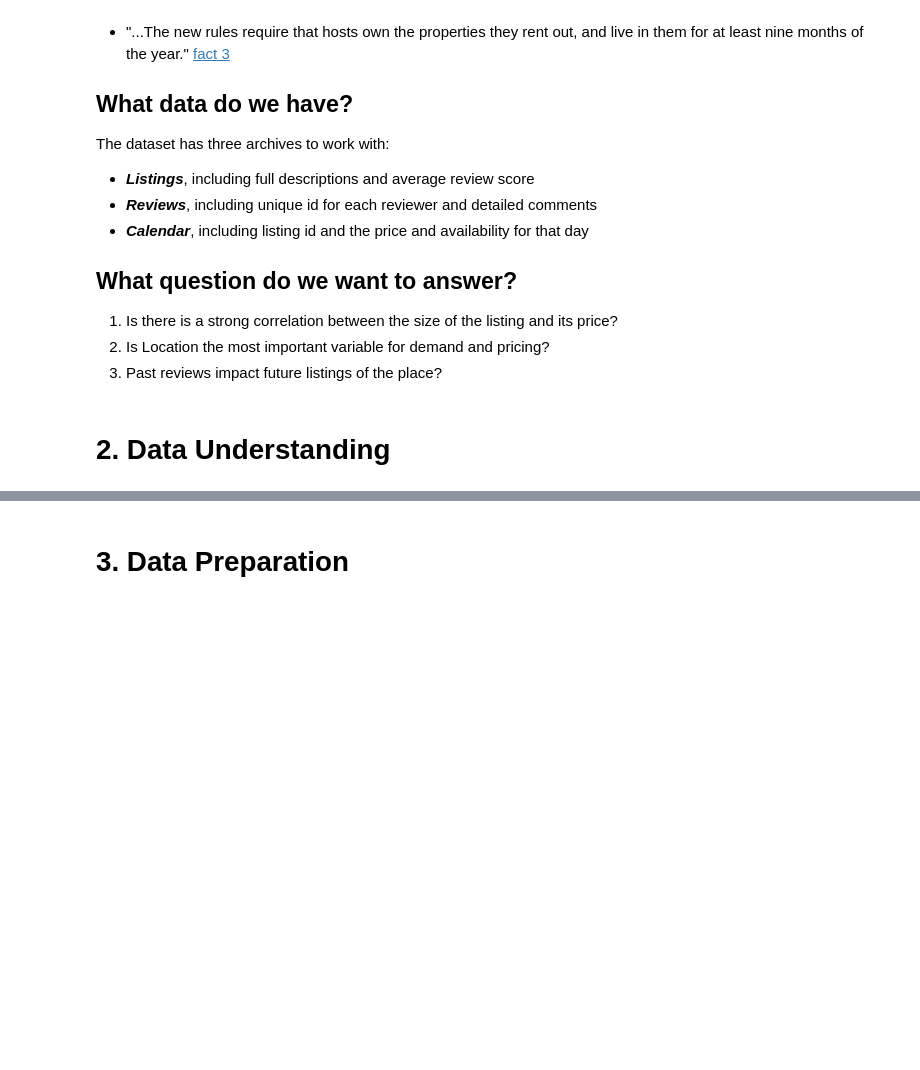
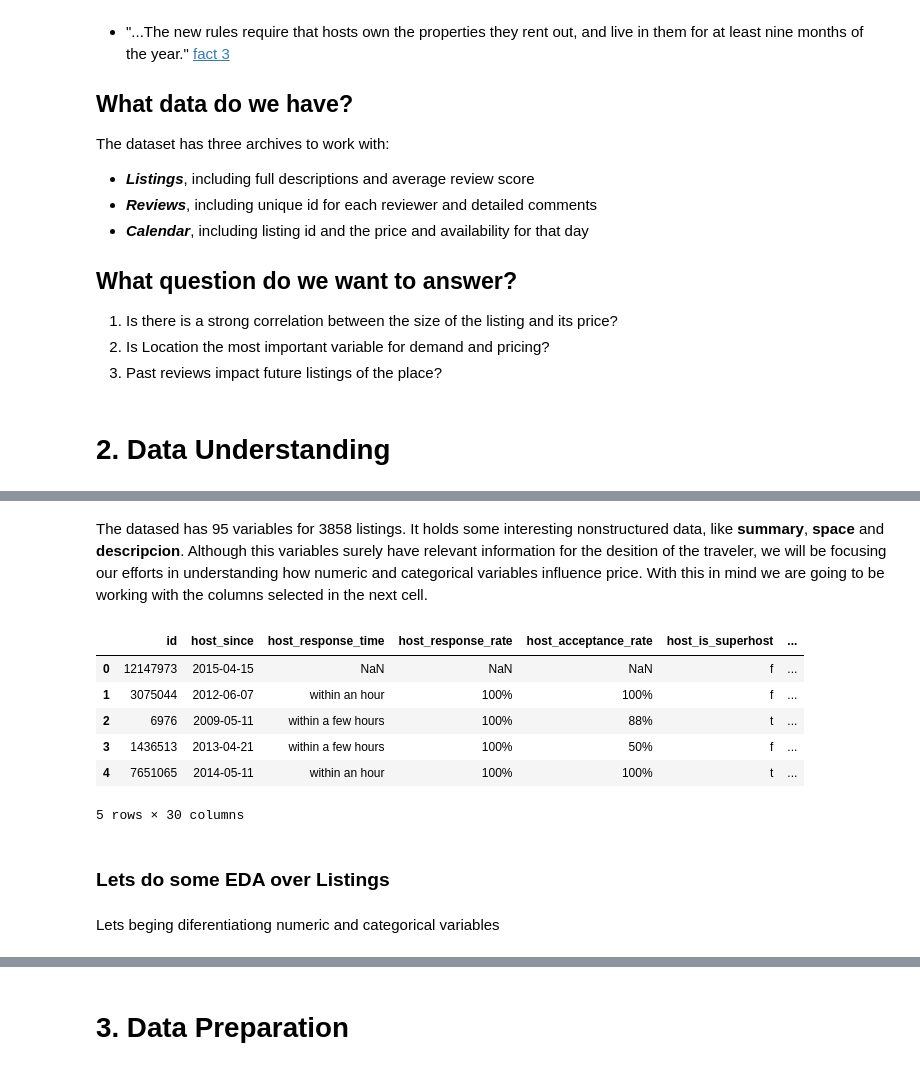
Before and after one commit to mpradam/udacity_p1, a Jupyter notebook: BostonAirBNB.ipynb, the cells around one changed output, grey strips where cells are left out. Drawn from its saved outputs; the diff is of its cells as text; code cells hidden in the pictures; blank space fills up the shorter version.

Commit message:
Data understanding

```diff
--- a/BostonAirBNB.ipynb
+++ b/BostonAirBNB.ipynb
@@ -53,0 +65,20 @@ cal.head()
+# %% [markdown]
+The datased has 95 variables for 3858 listings. It holds some interesting nonstructured data, like **summary**, **space** and **descripcion**. Although this variables surely have relevant information for the desition of the traveler, we will be focusing our efforts in understanding how numeric and categorical variables influence price. With this in mind we are going to be working with the columns selected in the next cell.
+# %%
+df_lis=df_lis[['id','host_since','host_response_time', 'host_response_rate','host_acceptance_rate','host_is_superhost','host_total_listings_count','zipcode','latitude',
+                'longitude','property_type','room_type','accommodates','bathrooms','bedrooms','beds','bed_type','price','security_deposit','guests_included','extra_people',
+                'number_of_reviews', 'review_scores_rating','review_scores_accuracy','review_scores_cleanliness','review_scores_checkin','review_scores_communication',
+                'review_scores_location','review_scores_value','instant_bookable']]
+df_lis.head()
+# %% [output]
+|  | id | host_since | host_response_time | host_response_rate | host_acceptance_rate | host_is_superhost | ... |
+| 0 | 12147973 | 2015-04-15 | NaN | NaN | NaN | f | ... |
+| 1 | 3075044 | 2012-06-07 | within an hour | 100% | 100% | f | ... |
+| 2 | 6976 | 2009-05-11 | within a few hours | 100% | 88% | t | ... |
+| 3 | 1436513 | 2013-04-21 | within a few hours | 100% | 50% | f | ... |
+| 4 | 7651065 | 2014-05-11 | within an hour | 100% | 100% | t | ... |
+5 rows × 30 columns
+# %% [markdown]
+### Lets do some EDA over Listings
+# %% [markdown]
+Lets beging diferentiationg numeric and categorical variables
```
Also changed, not shown: parts of 24 cells of this notebook.
